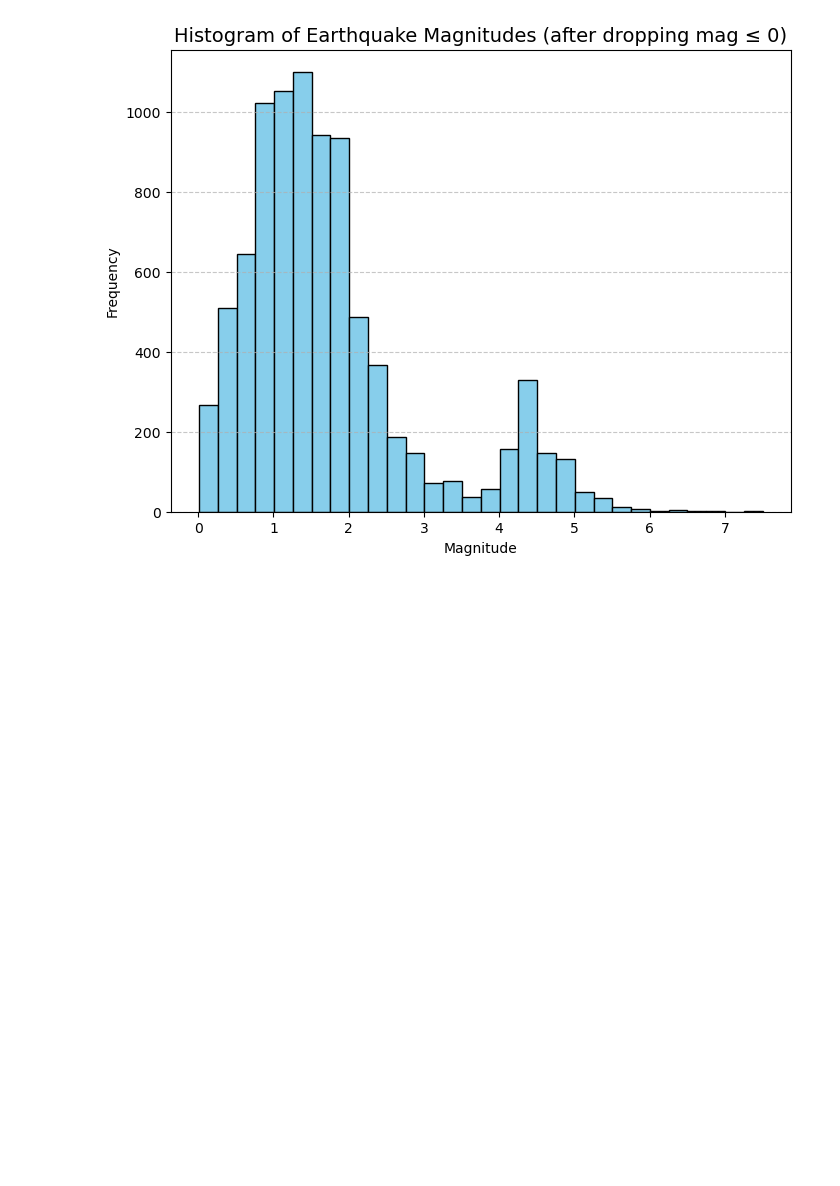
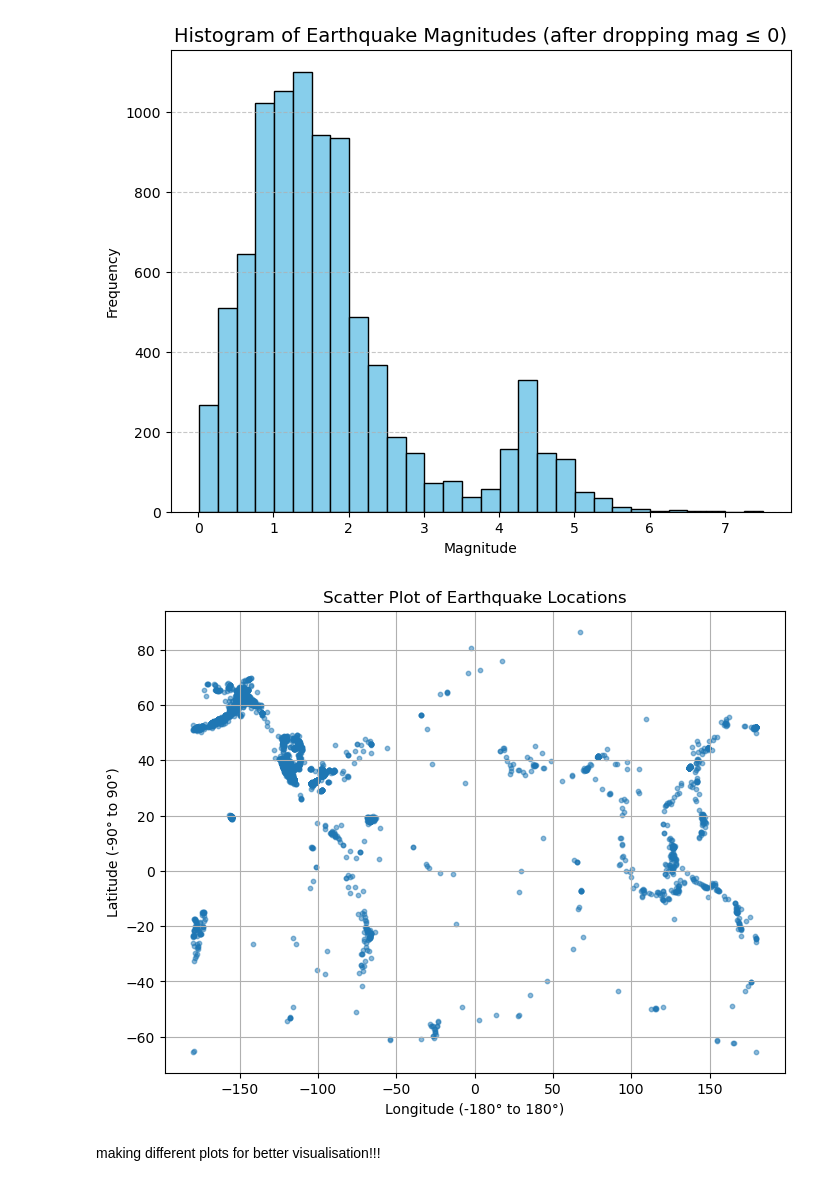
Before and after one commit to Sahil-Dev404/DBSCAN-Uni-Project, a Jupyter notebook: Exp_data_Analysis.ipynb, the cells around one changed output. Drawn from its saved outputs; the diff is of its cells as text; code cells hidden in the pictures; blank space fills up the shorter version.

```diff
--- a/Exp_data_Analysis.ipynb
+++ b/Exp_data_Analysis.ipynb
@@ -398,3 +398,17 @@ plt.grid(axis='y', linestyle='--', alpha=0.7)
 plt.show()
 # %% [output]
 [figure]
+# %%
+plt.figure(figsize=(8,6))
+plt.scatter(df['longitude'], df['latitude'], alpha=0.5, s=10)
+
+plt.title("Scatter Plot of Earthquake Locations")
+plt.xlabel("Longitude (-180° to 180°)")
+plt.ylabel("Latitude (-90° to 90°)")
+plt.grid(True)
+
+plt.show()
+# %% [output]
+[figure, added]
+# %% [markdown]
+making different plots for better visualisation!!!
```
Also changed, not shown: parts of 1 cell of this notebook.
